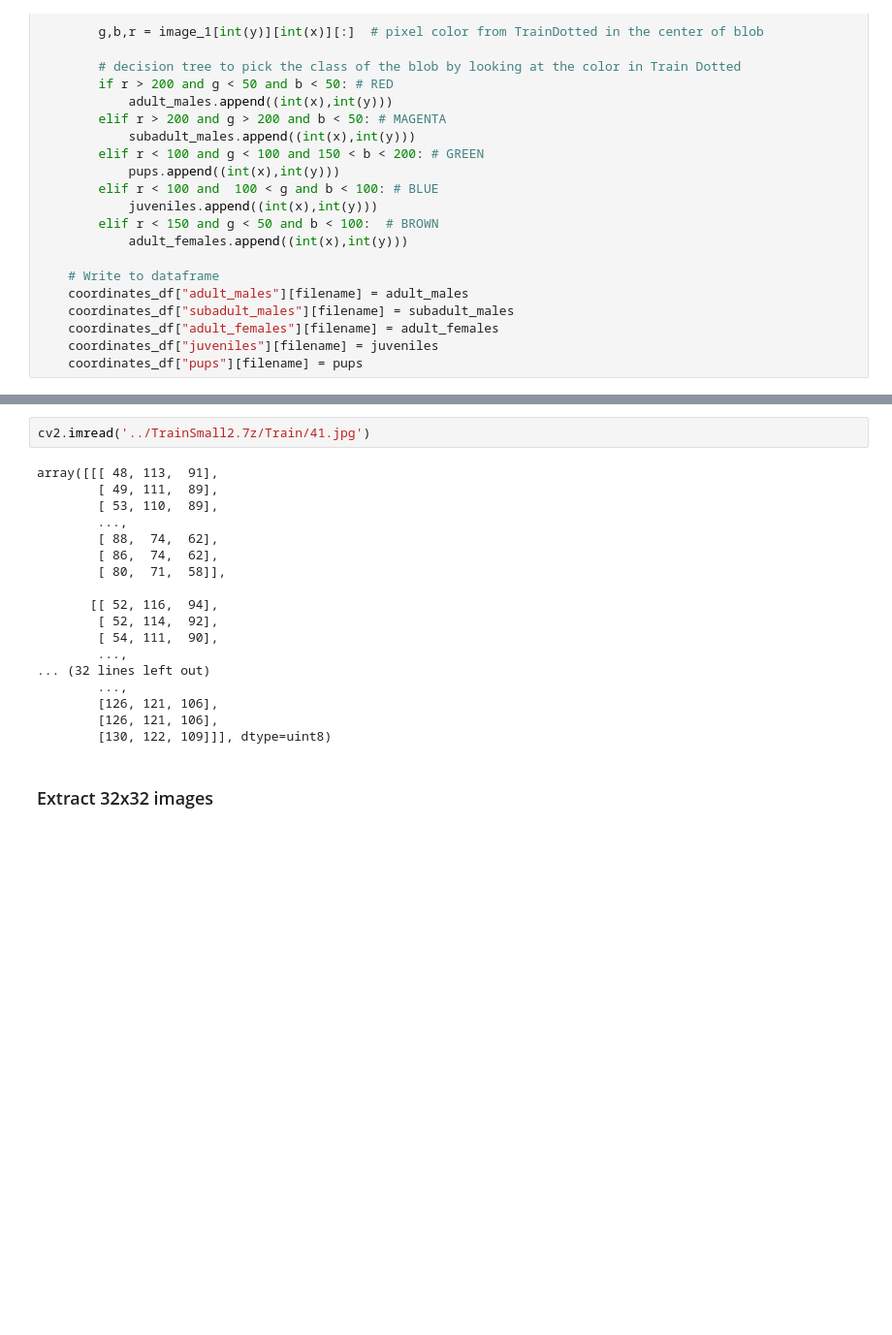
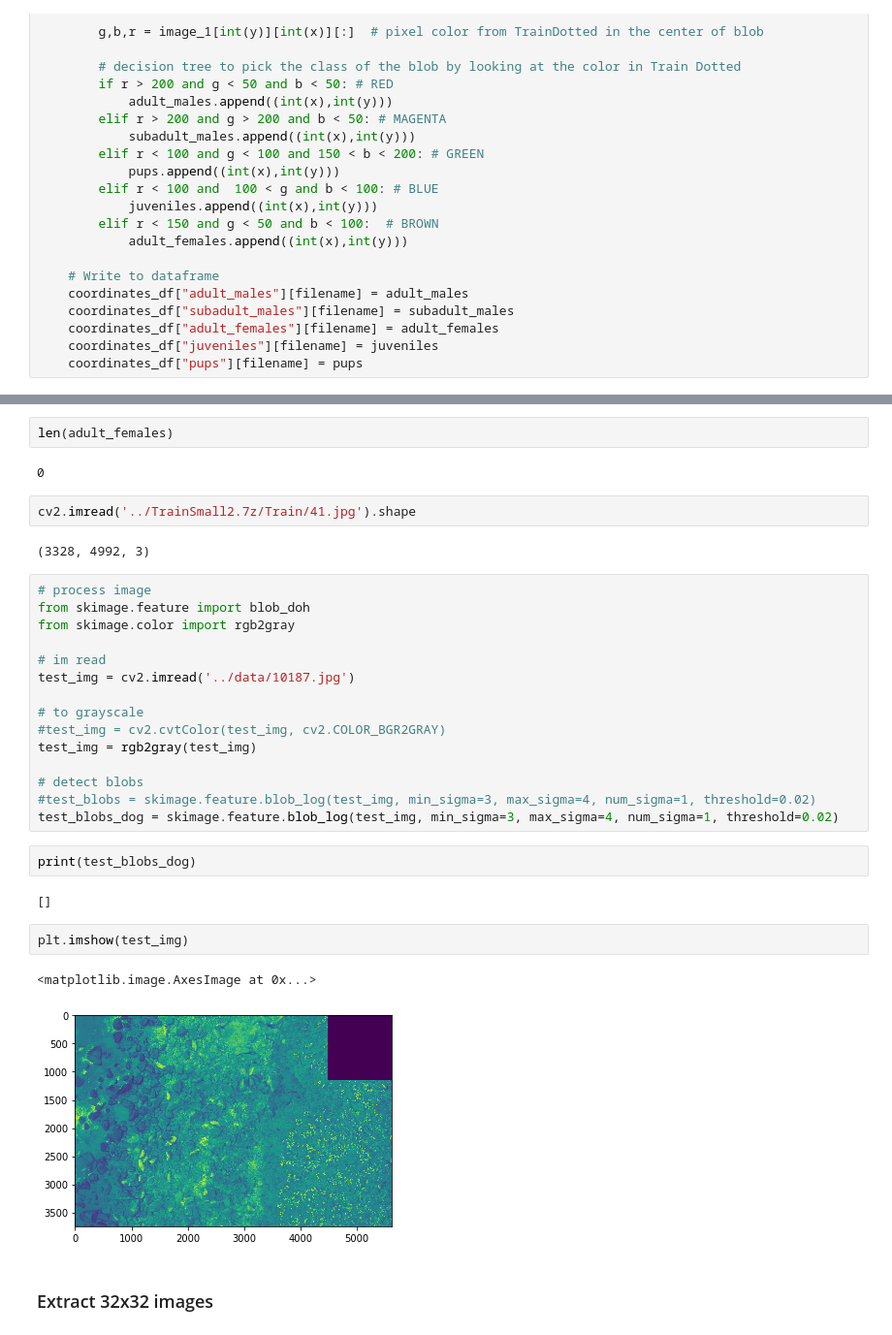
Before and after one commit to brandonserna/noaa_sealions, a Jupyter notebook: keras_model-smallTrain.ipynb, the cells around one changed output, grey strips where cells are left out. Shown at 97% size. Cells and saved outputs as stored; diff of their text form; blank space fills up the shorter version.

```diff
--- a/keras_model-smallTrain.ipynb
+++ b/keras_model-smallTrain.ipynb
@@ -182,23 +105,35 @@ for filename in file_names[1:2]:
+# %%
+len(adult_females)
+# %% [output]
+0
 # %%
-cv2.imread('../TrainSmall2.7z/Train/41.jpg')
+cv2.imread('../TrainSmall2.7z/Train/41.jpg').shape
 # %% [output]
-array([[[ 48, 113,  91],
-        [ 49, 111,  89],
-        [ 53, 110,  89],
-        ...,
-        [ 88,  74,  62],
-        [ 86,  74,  62],
-        [ 80,  71,  58]],
-
-       [[ 52, 116,  94],
-        [ 52, 114,  92],
-        [ 54, 111,  90],
-        ...,
-... (32 lines left out)
-        ...,
-        [126, 121, 106],
-        [126, 121, 106],
-        [130, 122, 109]]], dtype=uint8)
+(3328, 4992, 3)
+# %%
+# process image
+from skimage.feature import blob_doh
+from skimage.color import rgb2gray
+
+# im read
+test_img = cv2.imread('../data/10187.jpg')
+
+# to grayscale
+#test_img = cv2.cvtColor(test_img, cv2.COLOR_BGR2GRAY)
+test_img = rgb2gray(test_img)
+
+# detect blobs
+#test_blobs = skimage.feature.blob_log(test_img, min_sigma=3, max_sigma=4, num_sigma=1, threshold=0.02)
+test_blobs_dog = skimage.feature.blob_log(test_img, min_sigma=3, max_sigma=4, num_sigma=1, threshold=0.02)
+# %%
+print(test_blobs_dog)
+# %% [output]
+[]
+# %%
+plt.imshow(test_img)
+# %% [output]
+<matplotlib.image.AxesImage at 0x...>
+[figure, added]
 # %% [markdown]
 ### Extract 32x32 images
 # %%
```
Also changed, not shown: parts of 6 cells of this notebook, 2 other files.
